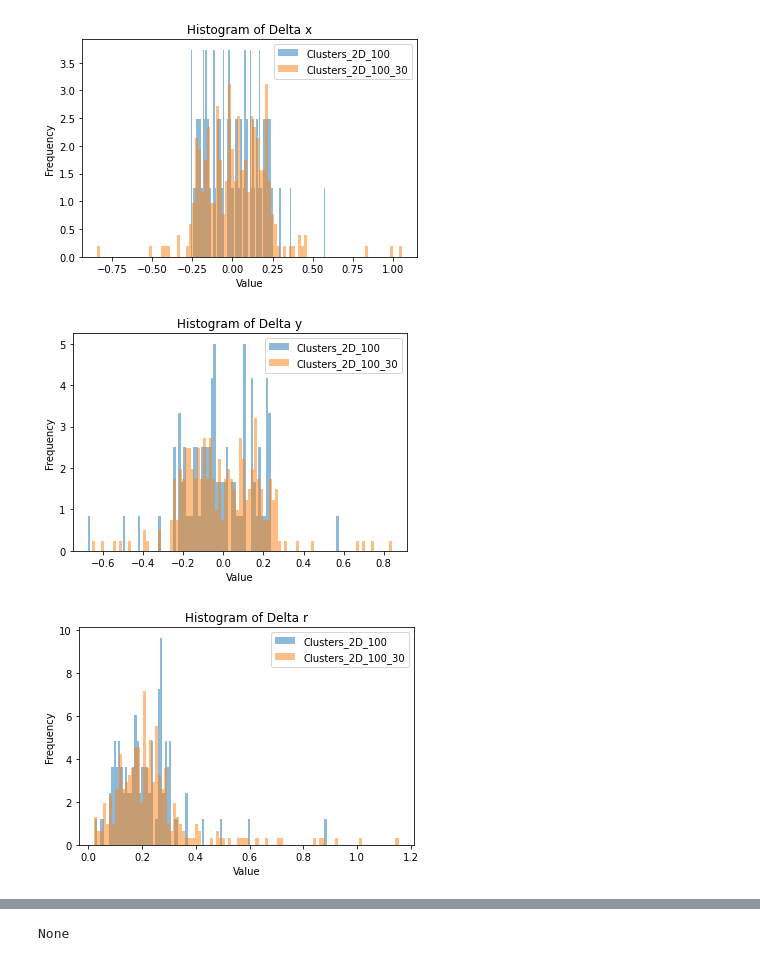
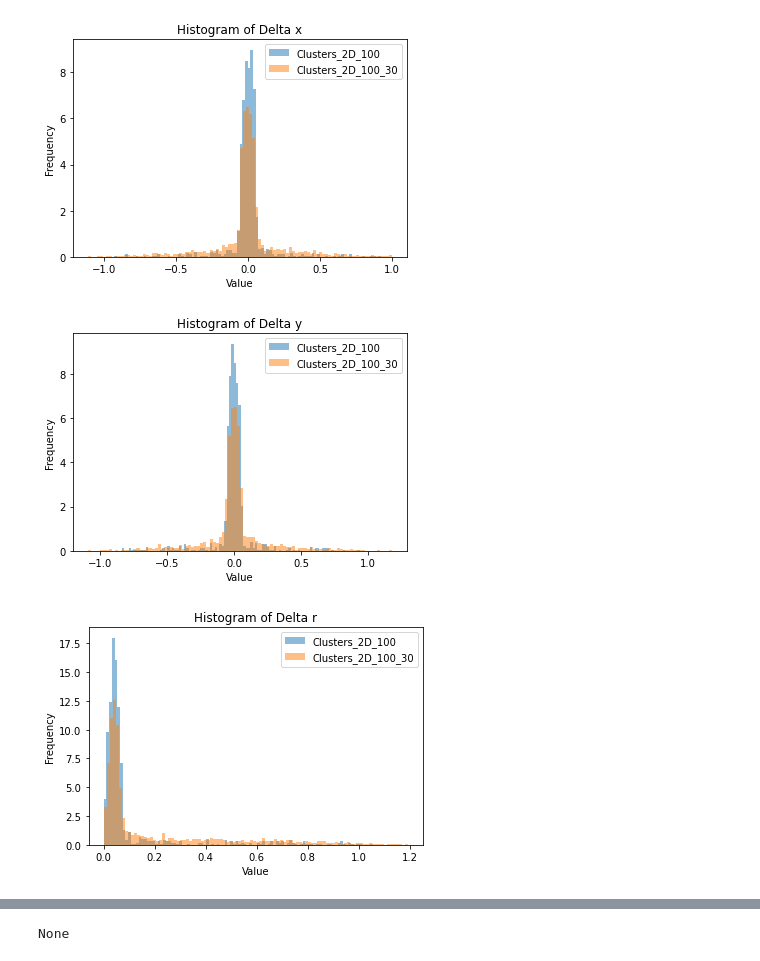
Before and after one commit to xtx2022/Project-1, a Jupyter notebook: high_resolution.ipynb, the cells around one changed output, grey strips where cells are left out. Drawn from its saved outputs; the diff is of its cells as text; code cells hidden in the pictures.

```diff
--- a/high_resolution.ipynb
+++ b/high_resolution.ipynb
@@ -6,45 +6,45 @@ algorithms: 'local maxima', 'local maxima denoised', 'local maxima denoised doub
 'hr local maxima denoised', 'hr local maxima denoised double'
 '''
 images = read_in_data('./Clusters_2D_100.txt')
-found = find_points(images, 'local maxima denoised', 2, num_of_images=10)
+found = find_points(images, 'local maxima denoised', 2)
 result1 = judge(images, found)
 images_30 = read_in_data('./Clusters_2D_100_30.txt')
-found_30 = find_points(images_30, 'local maxima denoised', 2, num_of_images=10)
+found_30 = find_points(images_30, 'local maxima denoised', 2)
 result2 = judge(images_30, found_30)
 
 # Plot the histograms with specified border colors and transparent fills
 plt.hist(result1.dist_array[0], bins=100, density=True, alpha=0.5, label='Clusters_2D_100')  # Histogram for data1
 plt.hist(result2.dist_array[0], bins=100, density=True, alpha=0.5, label='Clusters_2D_100_30')    # Histogram for data2
 # Customize the plot
 plt.title('Histogram of Delta x')
 plt.xlabel('Value')
 plt.ylabel('Frequency')
 plt.legend(loc='upper right')  # Add a legend to differentiate the datasets
 plt.show()
 
 # Plot the histograms
 plt.hist(result1.dist_array[1], bins=100, density=True, alpha=0.5, label='Clusters_2D_100')  # Histogram for data1
 plt.hist(result2.dist_array[1], bins=100, density=True, alpha=0.5, label='Clusters_2D_100_30')    # Histogram for data2
 # Customize the plot
 plt.title('Histogram of Delta y')
 plt.xlabel('Value')
 plt.ylabel('Frequency')
 plt.legend(loc='upper right')  # Add a legend to differentiate the datasets
 plt.show()
 
 # Plot the histograms
 plt.hist(result1.dist_array[2], bins=100, density=True, alpha=0.5, label='Clusters_2D_100')  # Histogram for data1
 plt.hist(result2.dist_array[2], bins=100, density=True, alpha=0.5, label='Clusters_2D_100_30')    # Histogram for data2
 # Customize the plot
 plt.title('Histogram of Delta r')
 plt.xlabel('Value')
 plt.ylabel('Frequency')
 plt.legend(loc='upper right')  # Add a legend to differentiate the datasets
 plt.show()
 # %% [output]
-[figure, old version]
+[figure, new version]
-[figure, old version]
+[figure, new version]
-[figure, old version]
+[figure, new version]
 # %%
 result1.show_error(images, found)
 # %% [output]
```
Also changed, not shown: parts of 3 cells of this notebook.
